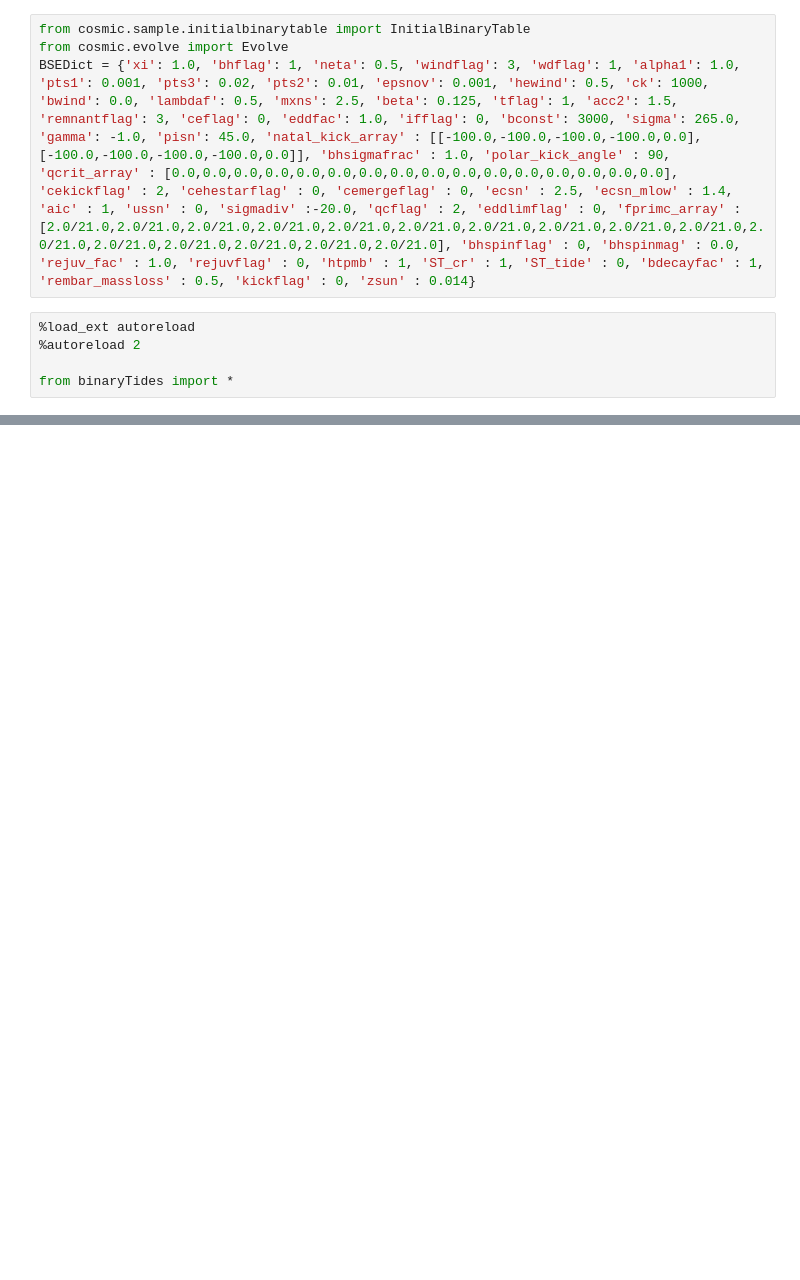
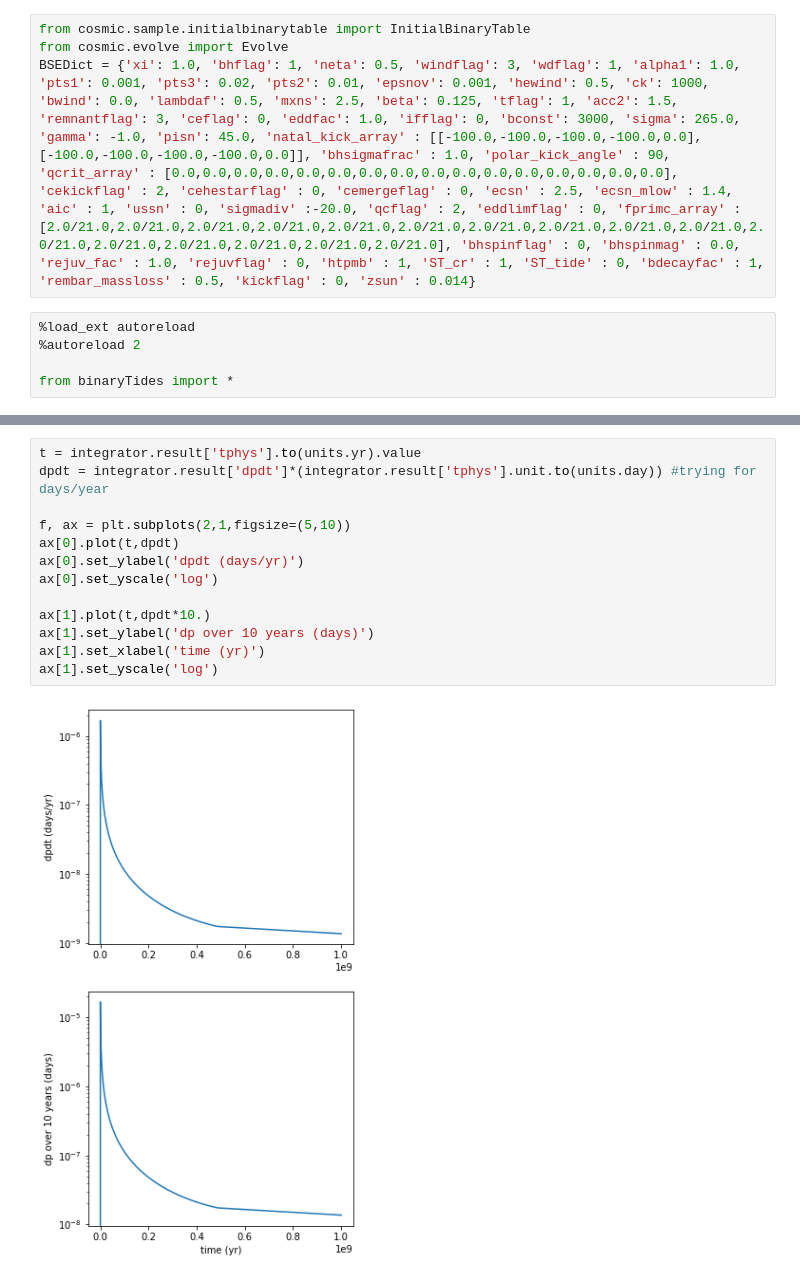
Before and after one commit to ageller/EB-LSST, a Jupyter notebook: testing/Pdot/testPdot.ipynb, the cells around one changed output, grey strips where cells are left out. Drawn from its saved outputs; the diff is of its cells as text; blank space fills up the shorter version.

```diff
--- a/testing/Pdot/testPdot.ipynb
+++ b/testing/Pdot/testPdot.ipynb
@@ -200,0 +208,15 @@ ax[2].set_ylim(0,1.01*ym)
+# %%
+t = integrator.result['tphys'].to(units.yr).value
+dpdt = integrator.result['dpdt']*(integrator.result['tphys'].unit.to(units.day)) #trying for days/year
+
+f, ax = plt.subplots(2,1,figsize=(5,10))
+ax[0].plot(t,dpdt)
+ax[0].set_ylabel('dpdt (days/yr)')
+ax[0].set_yscale('log')
+
+ax[1].plot(t,dpdt*10.)
+ax[1].set_ylabel('dp over 10 years (days)')
+ax[1].set_xlabel('time (yr)')
+ax[1].set_yscale('log')
+# %% [output]
+[figure, added]
```
Also changed, not shown: parts of 7 cells of this notebook, 2 other files.
